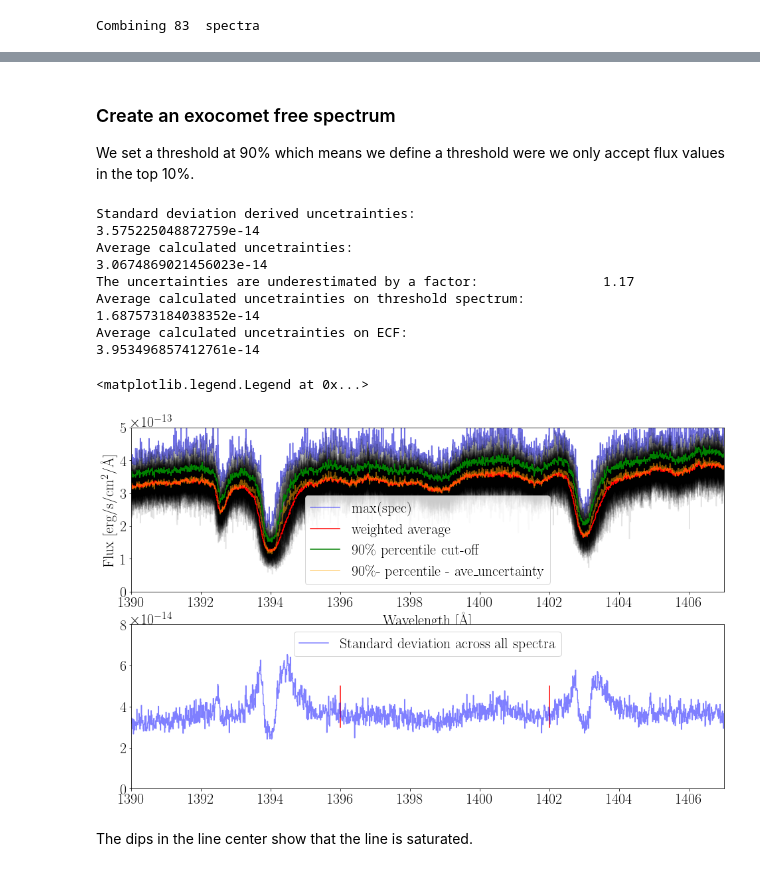
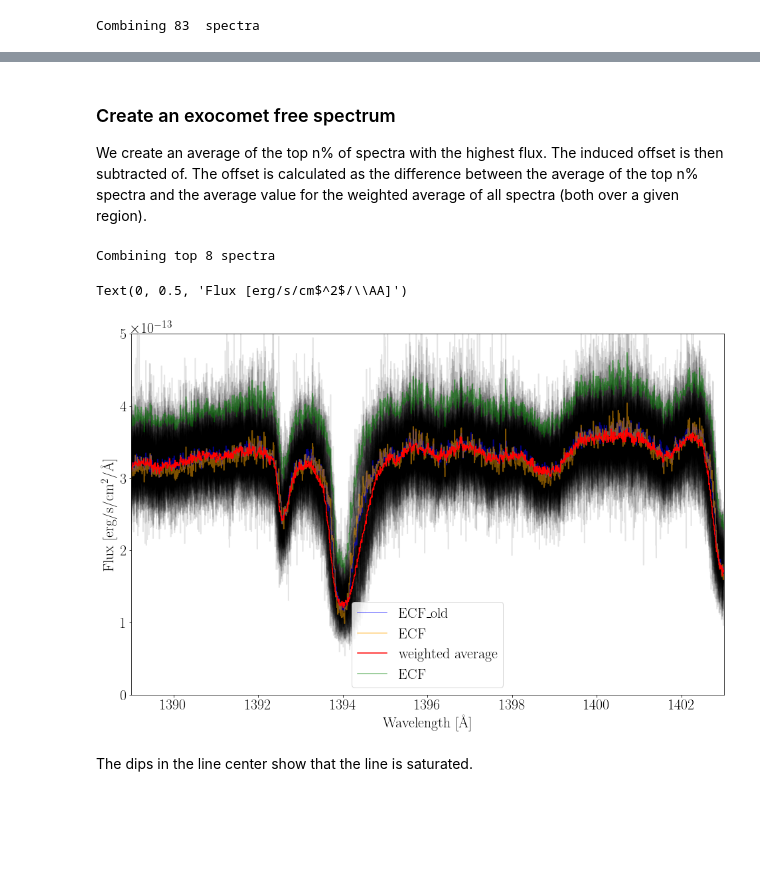
Before and after one commit to bdrdavies/exocomets, a Jupyter notebook: notebooks/exocomet_free_spectrum.ipynb, the cells around one changed output, grey strips where cells are left out. Saved outputs shown, nothing was run; the diff lists cells and outputs as text; code cells hidden in the pictures; blank space fills up the shorter version.

```diff
--- a/notebooks/exocomet_free_spectrum.ipynb
+++ b/notebooks/exocomet_free_spectrum.ipynb
@@ -80,3 +94,3 @@ Combining 83  spectra
 # %% [markdown]
 ### Create an exocomet free spectrum
-We set a threshold at 90% which means we define a threshold were we only accept flux values in the top 10%.
+We create an average of the top n% of spectra with the highest flux. The induced offset is then subtracted of. The offset is calculated as the difference between the average of the top n% spectra and the average value for the weighted average of all spectra (both over a given region).
@@ -90,44 +97,47 @@ spec_std = np.std(spec, axis=0)
 # %%
-# We adopt the wavlenth array from the 2014 visit (any other date would do as all the spectra are aligned)
+# We adopt the wavlenth array from the first visit with split sum files.
+# When working with non-split data we use the wavelenth range from the 2014 visit
+# (any other date would do as all the spectra are aligned)
 w = DP[0][0][0]
 
-# We select the region we are interested in
-s1, s2 = c.RegionSelect(w, 1396, 1402)
+# Select the region which we can use to calculate the the standard devication of.
+s1, s2 = c.RegionSelect(w, 1396, 1401)
 
-# Calculate the average uncertainty for a specific wavelength region
-ave_uncertainty = np.average(spec_std[s1:s2])
+# Create an exocomet free spectrum by taking the median of the top 20% of spectra
+cut_off = 0.10
 
-ave_errorbars = np.average(spec_err, axis=0)
+# Calculate how many spectra are used to create the exocomet free spectrum
+top = round(len(spec)*cut_off)
 
-ave_errorbars_selection = np.average(ave_errorbars[s1:s2])
+print("Combining top",top,"spectra")
 
-print("Standard deviation derived uncetrainties:\t\t\t",ave_uncertainty)
-print("Average calculated uncetrainties:\t\t\t\t",ave_errorbars_selection)
-print("The uncertainties are underestimated by a factor:\t\t",round(ave_uncertainty/ave_errorbars_selection,2))
+# Sort the spectra
+spec_sort = np.sort(spec,axis=0)
 
-# We take a conservative approach and use the larger of the two average uncertainties.
-spec_exocomet_free = threshold-ave_uncertainty
+# Take an average of a selection of spectra with the highest flux values
+spec_top_ave = np.average(spec_sort[-top:],axis=0)
 
+# Calculate the offset between the average of the top spectra and the average of the weighted average of ALL spectra.
+ave_flux_diff = np.average(spec_top_ave[s1:s2]-np.average(spec_w_ave[s1:s2]))
 
-spec_exocomet_free_ave_uncertainty = np.std(spec_exocomet_free[s1:s2])
+# Exocomet Free Spectrum (we subtract off the bias form selecting the top n% spectra.)
+ecf = spec_top_ave-ave_flux_diff
 
-print("Average calculated uncetrainties on threshold spectrum:\t\t",spec_exocomet_free_ave_uncertainty)
+# Calculate the standard deviation (used to calculate uncertainties)
+ecf_std = np.std(ecf[s1:s2])
 
-spec_exocomet_free_ave_uncertainty_array = np.ones(len(spec_exocomet_free))*spec_exocomet_free_ave_uncertainty
-ave_uncertainty_array = np.ones(len(spec_exocomet_free))*spec_exocomet_free_ave_uncertainty
+# Create an array of uncertainties (they are all the same size, this needs adjusting later when
+# I have more time. We should be using the error on the data points.)
+ecf_err = np.ones(len(ecf))*ecf_std
 
-spec_exocomet_free_err = np.sqrt(spec_exocomet_free_ave_uncertainty_array**2 + ave_uncertainty**2)
+# This is how we did it previously. I have kept it here for comparison.
+threshold = np.percentile(spec, 85, axis=0)
+ecf_old = threshold-np.average(np.std(spec, axis=0)[s1:s2])
 
-print("Average calculated uncetrainties on ECF:\t\t\t",np.average(spec_exocomet_free_err[s1:s2]))
-
-np.savez(home+'/data/ECF_'+part+'.npz', spec_exocomet_free, dtype=object)
-np.savez(home+'/data/ECF_'+part+'_err.npz', spec_exocomet_free_err, dtype=object)
+np.savez(home+'/data/ECF_'+part+'.npz', ecf, dtype=object)
+np.savez(home+'/data/ECF_'+part+'_err.npz', ecf_err, dtype=object)
 # %% [output]
-Standard deviation derived uncetrainties:                        3.575225048872759e-14
-Average calculated uncetrainties:                                3.0674869021456023e-14
-The uncertainties are underestimated by a factor:                1.17
-Average calculated uncetrainties on threshold spectrum:          1.687573184038352e-14
-Average calculated uncetrainties on ECF:                         3.953496857412761e-14
+Combining top 8 spectra
 # %%
 # Setting the parameters for the plots
 plotting_params = {'backend': 'wxAgg',
@@ -144,34 +154,24 @@ plt.rcParams.update(plotting_params)
 # %%
 #%matplotlib widget
 fig = plt.figure(figsize=(16.0,10.0))
 
-ax1 = plt.subplot(211)
-plt.step(DP[0][0][0],spec_max,c="blue",alpha=0.5,label="max(spec)")
-
 for i in range(len(DP)):
     for j in range(len(DP[i])):
         plt.step(DP[i][j][0],DP[i][j][1],c="black",alpha=0.1)
+plt.step(DP[0][0][0],ecf_old,c="blue",alpha=0.5,label="ECF_old")
+plt.step(DP[0][0][0],ecf,c="orange",alpha=0.5,label="ECF")
 plt.step(DP[0][0][0],spec_w_ave,c="red",label="weighted average")
-plt.step(DP[0][0][0],threshold,c="green",label="90\% percentile cut-off")
-plt.step(DP[0][0][0],spec_exocomet_free,c="orange",alpha=0.5,label="90\%- percentile - ave_uncertainty")
+plt.step(DP[0][0][0],spec_top_ave,c="green",alpha=0.5,label="ECF")
 
 plt.legend(loc='lower center', numpoints=1)
-plt.xlim(1390,1407)
+plt.xlim(1389,1403)
 plt.ylim(0,5e-13)
 
 plt.xlabel(r'Wavelength [\AA]')
 plt.ylabel(r'Flux [erg/s/cm$^2$/\AA]')
-
-ax1 = plt.subplot(212)
-plt.plot([w[s1],w[s1]],[3e-14,5e-14],color="red")
-plt.plot([w[s2],w[s2]],[3e-14,5e-14],color="red")
-plt.step(DP[0][0][0],spec_std,c="blue",alpha=0.5,label="Standard deviation across all spectra")
-plt.xlim(1390,1407)
-plt.ylim(0,0.8e-13)
-plt.legend(loc='upper center', numpoints=1)
 # %% [output]
-<matplotlib.legend.Legend at 0x...>
+Text(0, 0.5, 'Flux [erg/s/cm$^2$/\\AA]')
-[figure, old version]
+[figure, new version]
 # %% [markdown]
 The dips in the line center show that the line is saturated.
 # %%
```
Also changed, not shown: parts of 7 cells of this notebook, 3 other files.
